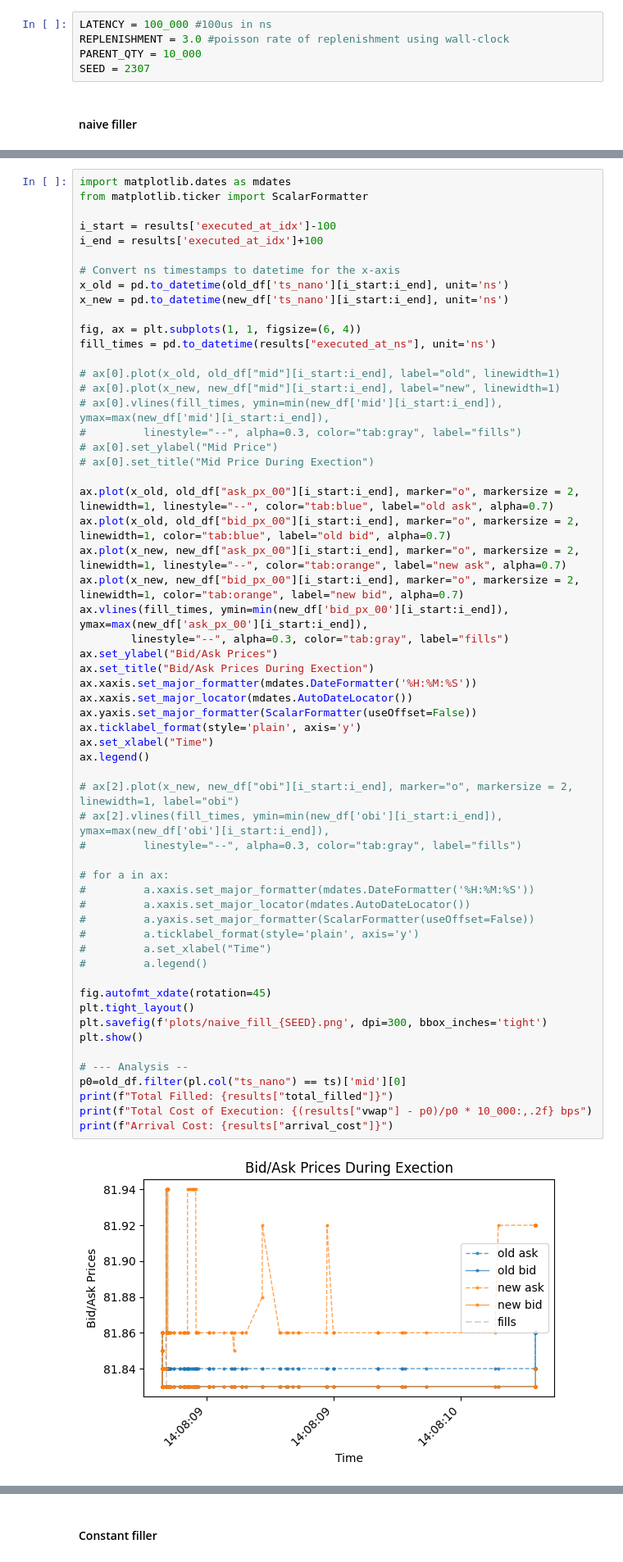
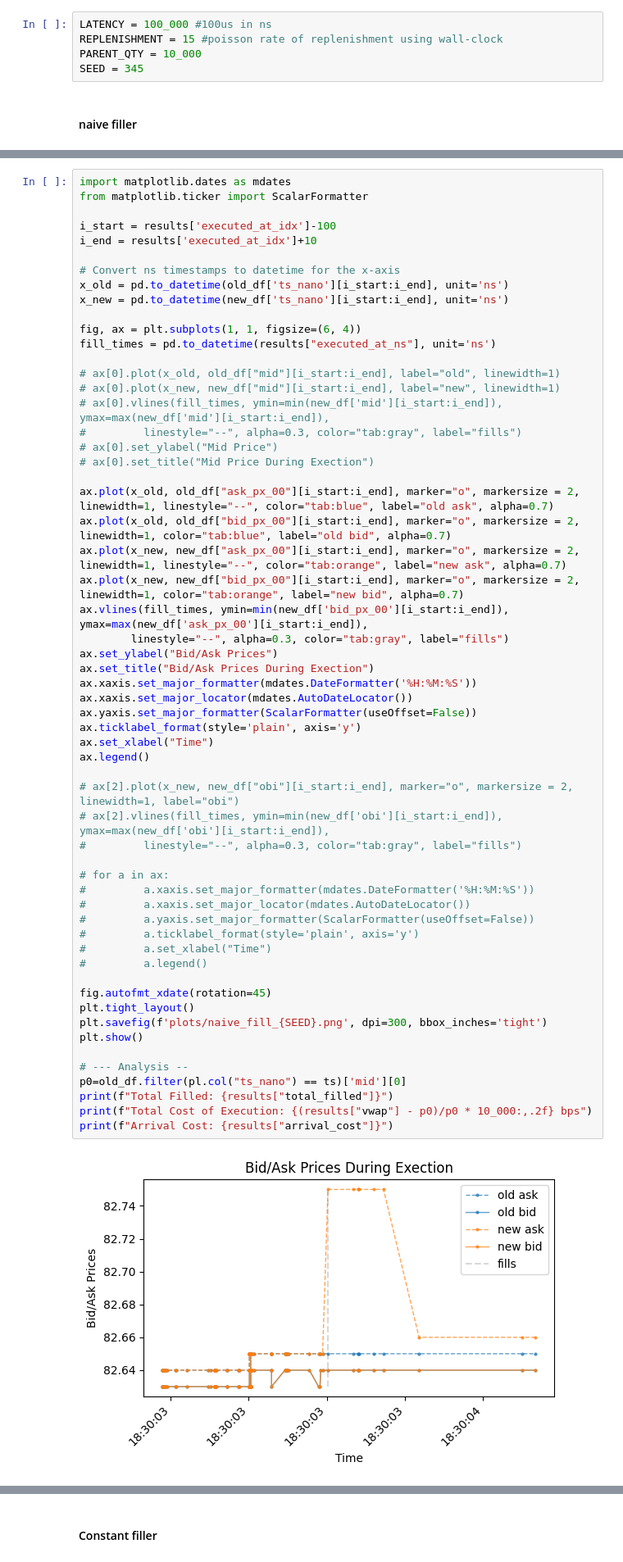
Before and after one commit to MichaelCusackNelkin/SAF_Final_Project, a Jupyter notebook: whitepaper/code/milestone_clean.ipynb, the cells around one changed output, grey strips where cells are left out. Shown at 82% size. Cells and saved outputs as stored; diff of their text form.

```diff
--- a/whitepaper/code/milestone_clean.ipynb
+++ b/whitepaper/code/milestone_clean.ipynb
@@ -74,9 +74,9 @@ print(f"Sorted: {old_df.sort("ts_nano").equals(old_df)}")
 Sorted: True
 # %%
 LATENCY = 100_000 #100us in ns
-REPLENISHMENT = 3.0 #poisson rate of replenishment using wall-clock
+REPLENISHMENT = 15 #poisson rate of replenishment using wall-clock
 PARENT_QTY = 10_000
-SEED = 2307
+SEED = 345
 # %% [markdown]
 #### naive filler
 # %%
@@ -92,7 +92,7 @@ import matplotlib.dates as mdates
 from matplotlib.ticker import ScalarFormatter
 
 i_start = results['executed_at_idx']-100
-i_end = results['executed_at_idx']+100
+i_end = results['executed_at_idx']+10
 
 # Convert ns timestamps to datetime for the x-axis
 x_old = pd.to_datetime(old_df['ts_nano'][i_start:i_end], unit='ns')
@@ -119,31 +119,31 @@ ax.set_title("Bid/Ask Prices During Exection")
 ax.xaxis.set_major_formatter(mdates.DateFormatter('%H:%M:%S'))
 ax.xaxis.set_major_locator(mdates.AutoDateLocator())
 ax.yaxis.set_major_formatter(ScalarFormatter(useOffset=False))
 ax.ticklabel_format(style='plain', axis='y')
 ax.set_xlabel("Time")
 ax.legend()
 
 # ax[2].plot(x_new, new_df["obi"][i_start:i_end], marker="o", markersize = 2, linewidth=1, label="obi")
 # ax[2].vlines(fill_times, ymin=min(new_df['obi'][i_start:i_end]), ymax=max(new_df['obi'][i_start:i_end]),
 #         linestyle="--", alpha=0.3, color="tab:gray", label="fills")
 
 # for a in ax:
 #         a.xaxis.set_major_formatter(mdates.DateFormatter('%H:%M:%S'))
 #         a.xaxis.set_major_locator(mdates.AutoDateLocator())
 #         a.yaxis.set_major_formatter(ScalarFormatter(useOffset=False))
 #         a.ticklabel_format(style='plain', axis='y')
 #         a.set_xlabel("Time")
 #         a.legend()
 
 fig.autofmt_xdate(rotation=45)
 plt.tight_layout()
 plt.savefig(f'plots/naive_fill_{SEED}.png', dpi=300, bbox_inches='tight')
 plt.show()
 
 # --- Analysis --
 p0=old_df.filter(pl.col("ts_nano") == ts)['mid'][0]
 print(f"Total Filled: {results["total_filled"]}")
 print(f"Total Cost of Execution: {(results["vwap"] - p0)/p0 * 10_000:,.2f} bps")
 print(f"Arrival Cost: {results["arrival_cost"]}")
 # %% [output]
-[figure, old version]
+[figure, new version]
```
Also changed, not shown: parts of 8 cells of this notebook, 55 other files.
